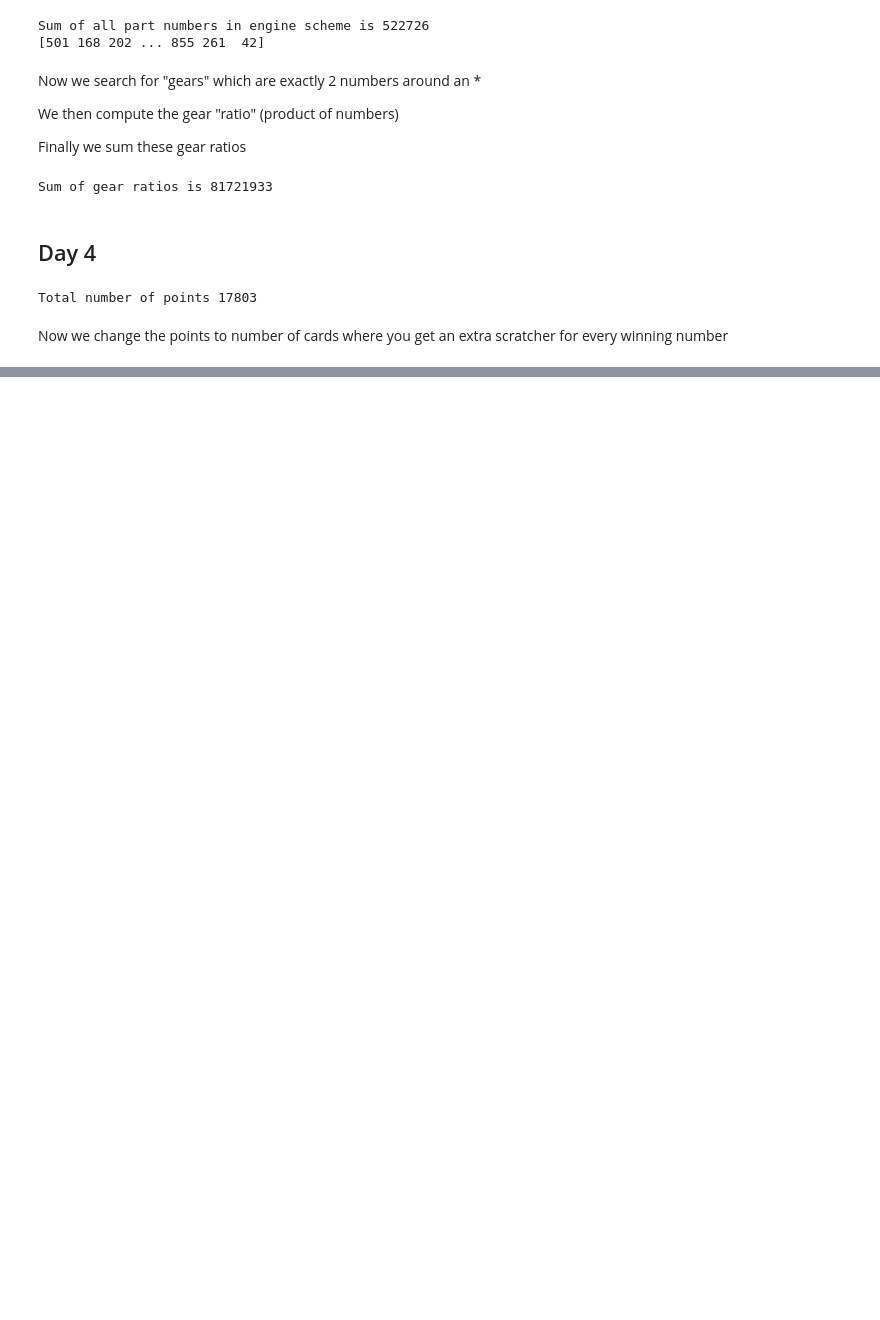
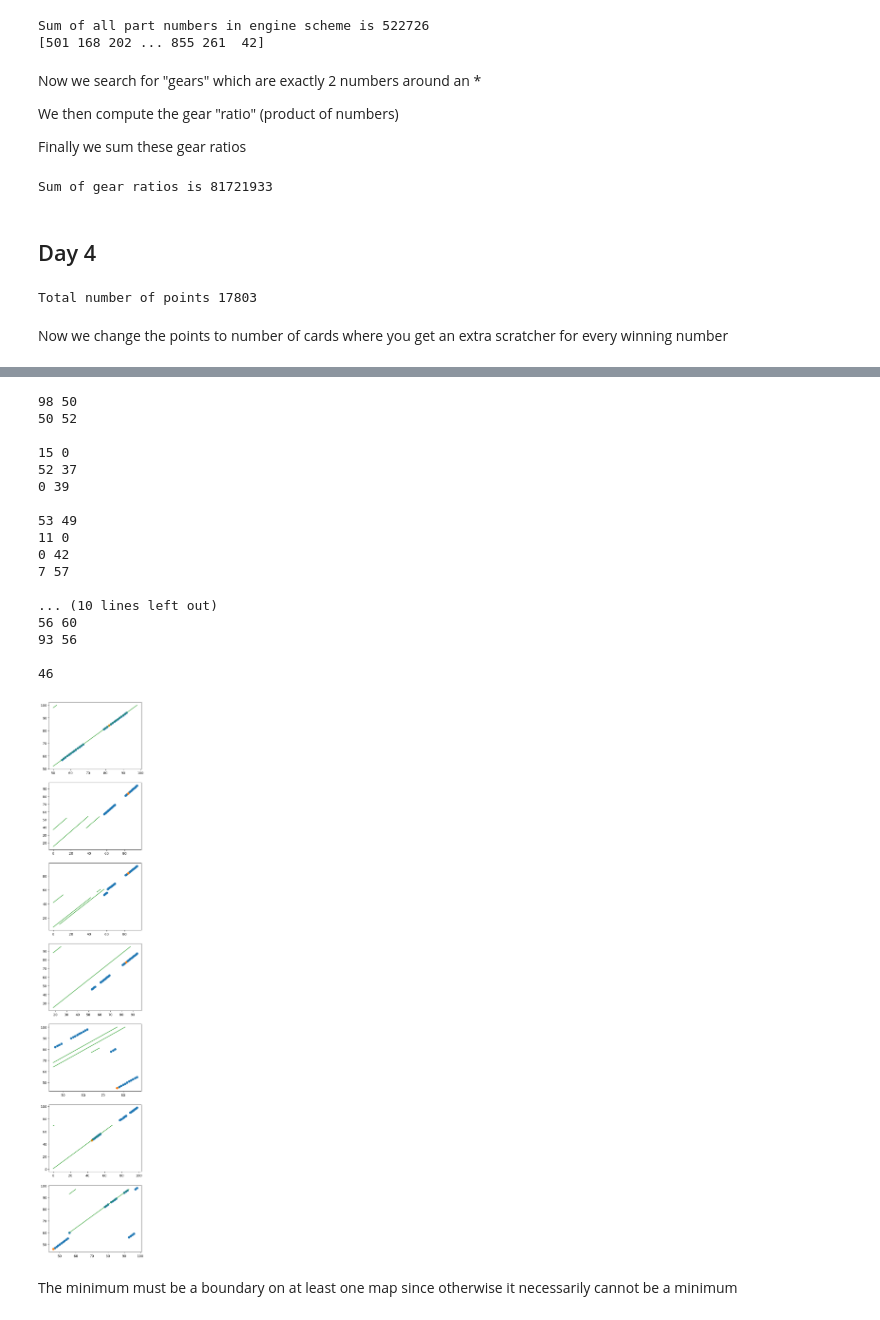
Before and after one commit to JoRdAnB421/AdventOfCode, a Jupyter notebook: working.ipynb, the cells around one changed output, grey strips where cells are left out. Saved outputs shown, nothing was run; the diff lists cells and outputs as text; code cells hidden in the pictures; blank space fills up the shorter version.

```diff
--- a/working.ipynb
+++ b/working.ipynb
@@ -331,0 +522,38 @@ for line in data:
+# %%
+track=np.asarray(track)
+# %%
+fig, axs = plt.subplots(7,1, figsize=(5, 30))
+
+minimum = np.where(track[:,-1]==min(track[:,-1]))
+notmin = np.where(track[:,-1]!=min(track[:,-1]))
+for j, (key, items) in enumerate(maps.items()):
+
+    axs[j].scatter(track[notmin,j], track[notmin,j+1])
+    axs[j].scatter(track[minimum,j], track[minimum,j+1])
+    for i in items:
+        print(i[1],i[0])
+        axs[j].plot([i[1], i[0]], [i[1]+i[2], i[0]+i[2]], color='tab:green')
+    print()
+
+print(min(track[:,-1]))
+# %% [output]
+98 50
+50 52
+
+15 0
+52 37
+0 39
+
+53 49
+11 0
+0 42
+7 57
+
+... (10 lines left out)
+56 60
+93 56
+
+46
+[figure, added]
+# %% [markdown]
+The minimum must be a boundary on at least one map since otherwise it necessarily cannot be a minimum
```
Also changed, not shown: parts of 9 cells of this notebook, 1 other file.
